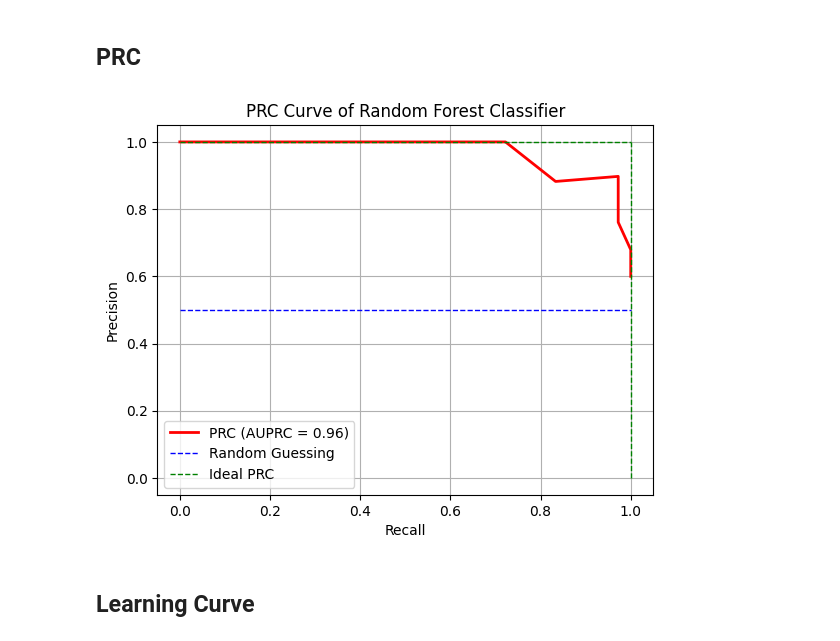
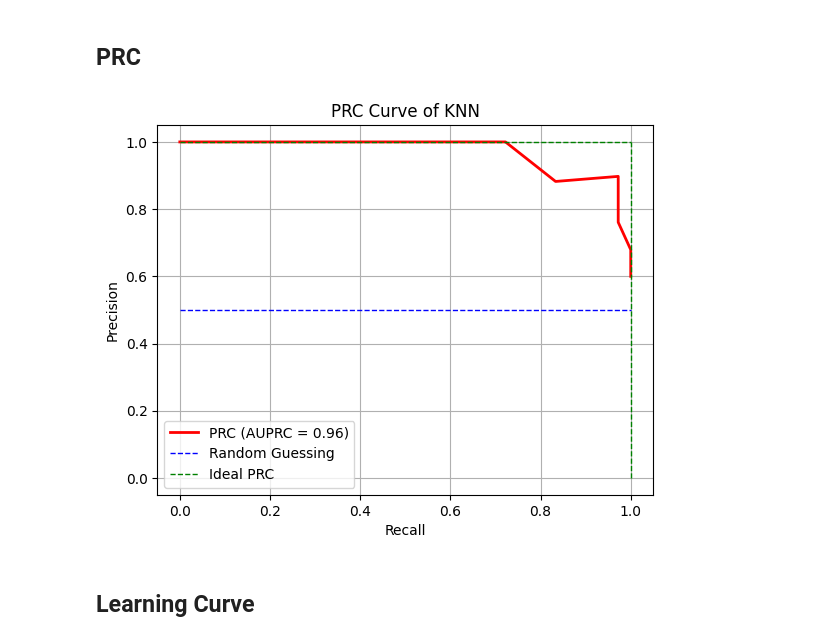
Before and after one commit to kruthi-sb/Cardiac_Events_ML, a Jupyter notebook: ML/KNN.ipynb, the cells around one changed output. Cells and saved outputs as stored; diff of their text form; code cells hidden in the pictures.

```diff
--- a/ML/KNN.ipynb
+++ b/ML/KNN.ipynb
@@ -251,29 +251,29 @@ plt.show()
 # %%
 # plot PRC for the model
 from sklearn.metrics import precision_recall_curve
 from sklearn.metrics import average_precision_score
 
 #plot the PRC curve
 y_pred_proba = knn_tuned.predict_proba(X_test)[:,1] #get the probabilities of the positive class
 precision, recall, _ = precision_recall_curve(y_test, y_pred_proba)  # _ is a placeholder for the threshold values
 average_precision = average_precision_score(y_test, y_pred_proba).round(2)
 plt.plot(recall, precision,'r', label="PRC (AUPRC = %0.2f)" % average_precision, linewidth = 2)
 #average precision is the area under the PRC curve
 
 #plot the ideal PRC curve and random guessing PRC curve
 plt.plot([0,1],[0.5,0.5],"b--", linewidth = 1, label = "Random Guessing")
 plt.plot([0,1],[1,1], "g--", linewidth = 1, label = "Ideal PRC")
 plt.plot([1,1],[0,1], "g--", linewidth = 1)
 
 #set up the plot
 plt.xlabel("Recall")
 plt.ylabel("Precision")
-plt.title("PRC Curve of Random Forest Classifier")
+plt.title("PRC Curve of KNN")
 plt.legend(loc="best")
 plt.grid(True)
 plt.show()
 # %% [output]
-[figure, old version]
+[figure, new version]
 # %% [markdown]
 ## Learning Curve
 # %%
```
Also changed, not shown: 2 other files.
